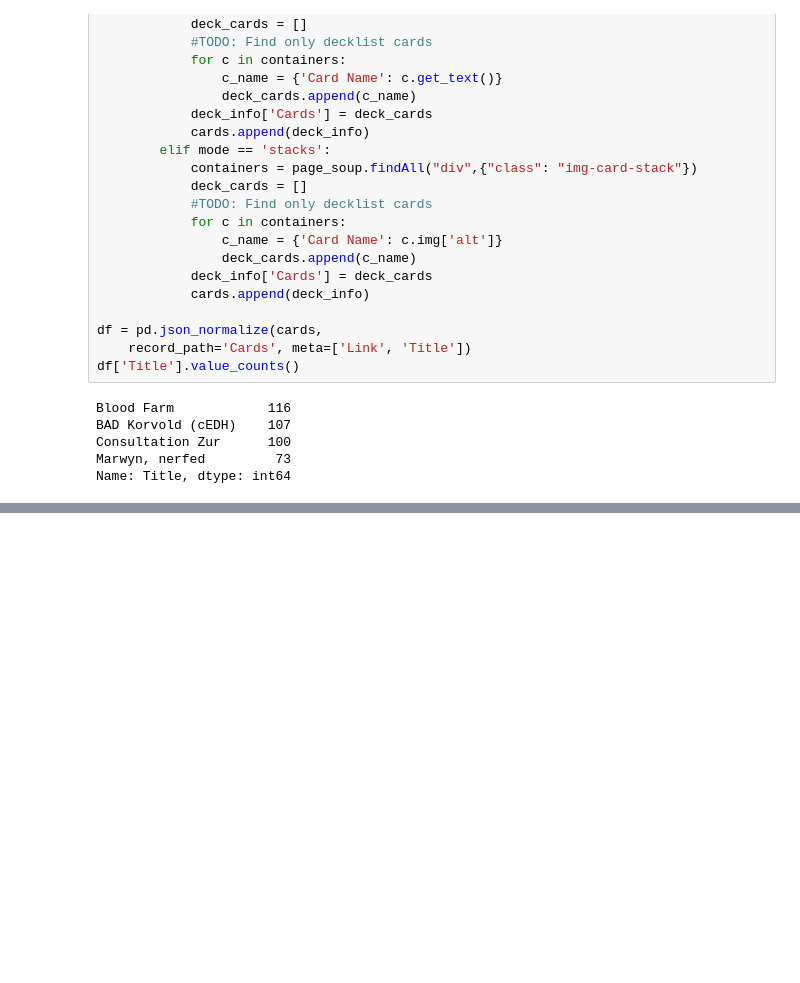
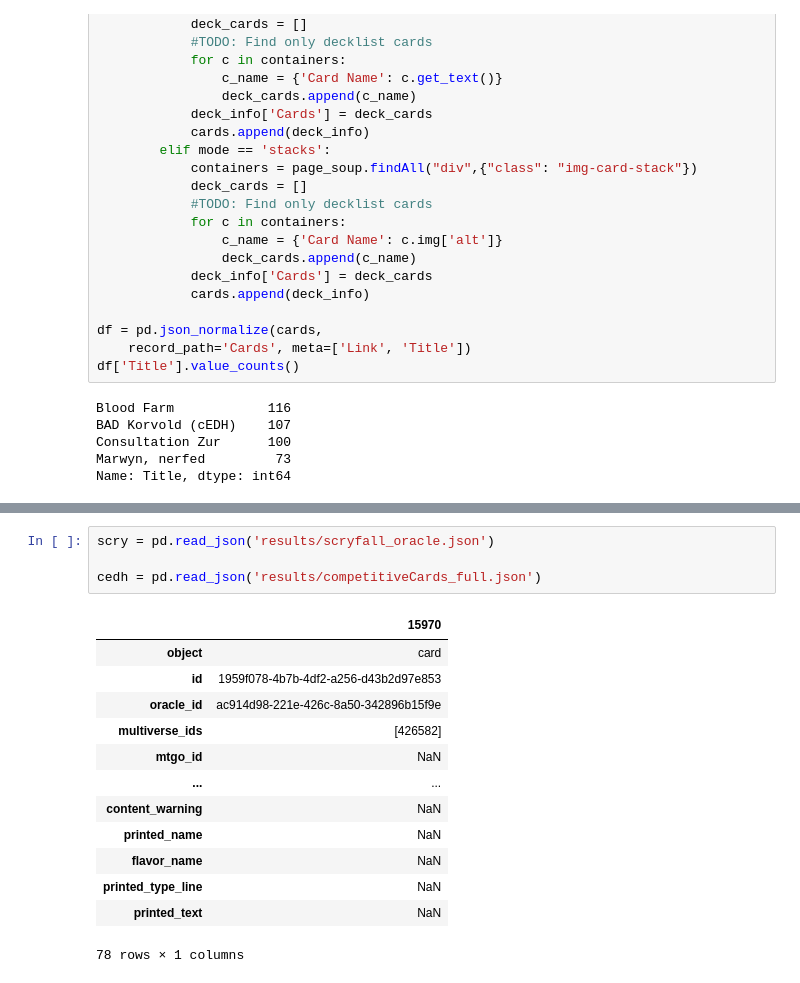
Before and after one commit to Aufban/MTG_Stapler, a Jupyter notebook: Stapler.ipynb, the cells around one changed output, grey strips where cells are left out. Saved outputs shown, nothing was run; the diff lists cells and outputs as text; blank space fills up the shorter version.

```diff
--- a/Stapler.ipynb
+++ b/Stapler.ipynb
@@ -209,0 +241,18 @@ Name: Title, dtype: int64
+# %%
+scry = pd.read_json('results/scryfall_oracle.json')
+
+cedh = pd.read_json('results/competitiveCards_full.json')
+# %% [output]
+|  | 15970 |
+| object | card |
+| id | 1959f078-4b7b-4df2-a256-d43b2d97e853 |
+| oracle_id | ac914d98-221e-426c-8a50-342896b15f9e |
+| multiverse_ids | [426582] |
+| mtgo_id | NaN |
+| ... | ... |
+| content_warning | NaN |
+| printed_name | NaN |
+| flavor_name | NaN |
+| printed_type_line | NaN |
+| printed_text | NaN |
+78 rows × 1 columns
```
Also changed, not shown: parts of 10 cells of this notebook, 10 other files.
